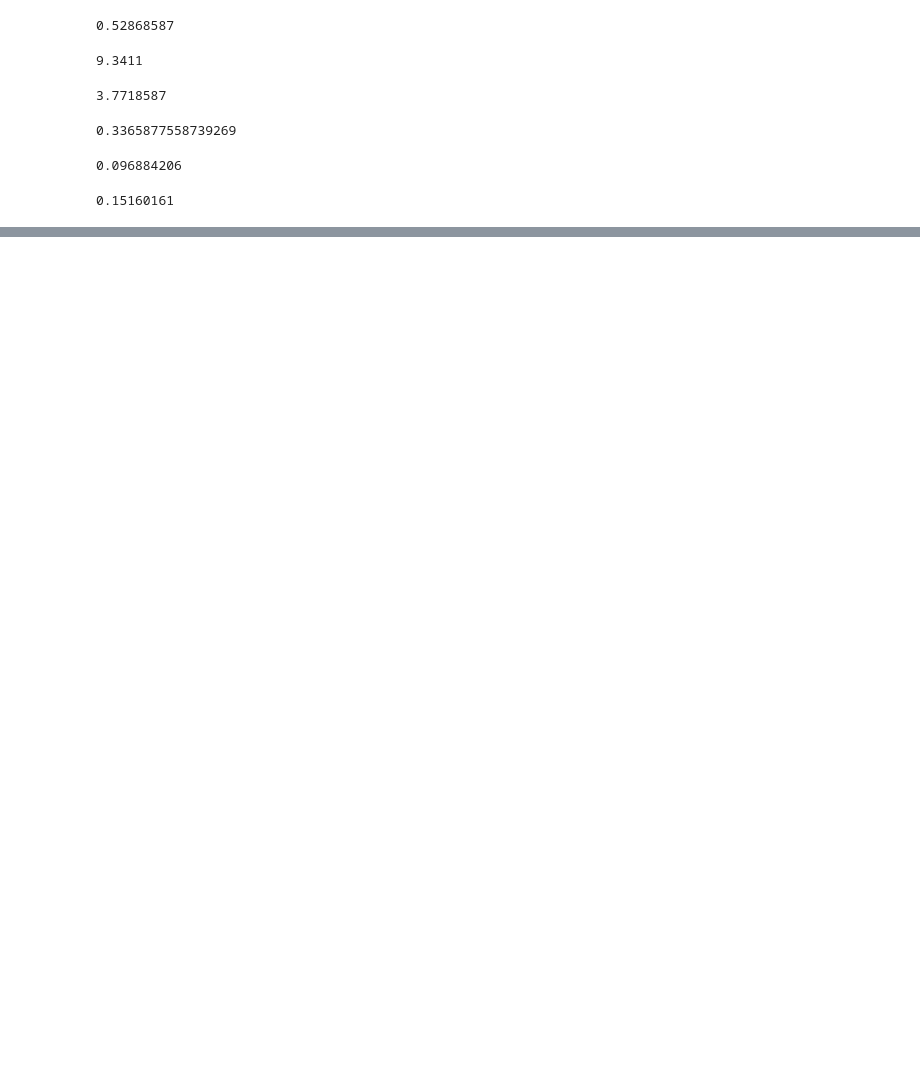
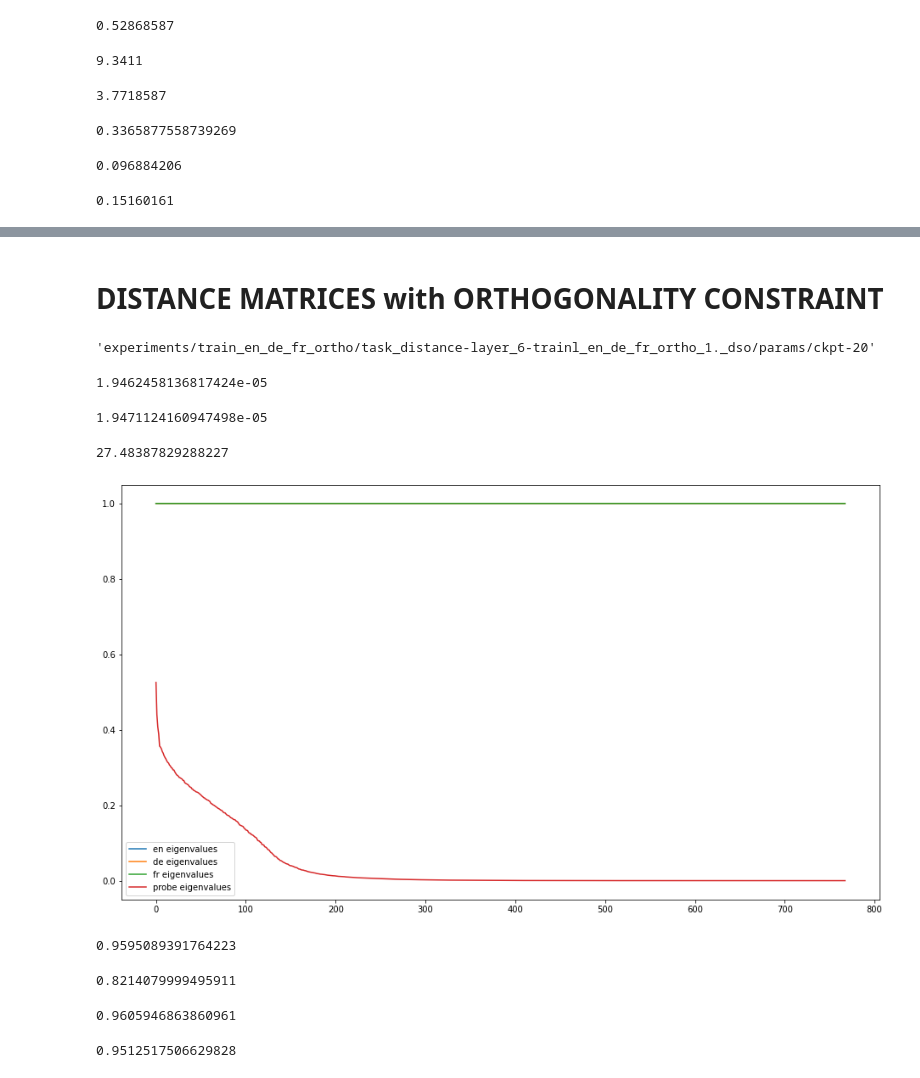
Before and after one commit to tomlimi/OrthogonalTransformerProbing, a Jupyter notebook: ProbeMatricesProperties.ipynb, the cells around one changed output, grey strips where cells are left out. Saved outputs shown, nothing was run; the diff lists cells and outputs as text; code cells hidden in the pictures; blank space fills up the shorter version.

```diff
--- a/ProbeMatricesProperties.ipynb
+++ b/ProbeMatricesProperties.ipynb
@@ -257,0 +402,79 @@ matrix_max_distance(distance_probe, depth_probe)
+# %% [markdown]
+# DISTANCE MATRICES with ORTHOGONALITY CONSTRAINT
+# %%
+model_dim = 768
+probe_rank = 768
+
+languages = ['en', 'fr', 'de']
+out_dir = 'experiments/train_en_de_fr_ortho/task_distance-layer_6-trainl_en_de_fr_ortho_1._dso/'
+
+
+DistanceProbe = tf.Variable(tf.random_uniform_initializer(minval=-0.05, maxval=0.05, seed=42)
+                             ((probe_rank, model_dim)),
+                             trainable=True, name='distance_probe', dtype=tf.float32)
+
+DepthProbe = tf.Variable(tf.random_uniform_initializer(minval=-0.05, maxval=0.05, seed=42)
+                             ((probe_rank, model_dim)),
+                             trainable=True, name='depth_probe', dtype=tf.float32)
+
+optimizer=tf.optimizers.Adam()
+
+LanguageMaps = {lang: tf.Variable(tf.initializers.Identity(gain=1.0)((model_dim, model_dim)),
+                                               trainable=False, name='{}_map'.format(lang))
+                             for lang in languages}
+ckpt = tf.train.Checkpoint(optimizer=optimizer, depth_probe=DepthProbe, distance_probe=DistanceProbe, **LanguageMaps)
+
+checkpoint_manger = tf.train.CheckpointManager(ckpt, os.path.join(out_dir, 'params'), max_to_keep=1)
+
+checkpoint_manger.restore_or_initialize()
+# %% [output]
+'experiments/train_en_de_fr_ortho/task_distance-layer_6-trainl_en_de_fr_ortho_1._dso/params/ckpt-20'
+# %%
+en_map_distance = ckpt.en.numpy()
+fr_map_distance = ckpt.fr.numpy()
+de_map_distance  = ckpt.de.numpy()
+distance_probe = ckpt.distance_probe.numpy()
+# %%
+orthogonality_check(en_map_distance)
+# %% [output]
+1.9462458136817424e-05
+# %%
+orthogonality_check(fr_map_distance)
+# %% [output]
+1.9471124160947498e-05
+# %%
+orthogonality_check(distance_probe)
+# %% [output]
+27.48387829288227
+# %%
+en_u, en_s, en_v =  np.linalg.svd(en_map_distance)
+de_u, de_s, de_v =  np.linalg.svd(de_map_distance)
+fr_u, fr_s, fr_v =  np.linalg.svd(fr_map_distance)
+distance_u, distance_s, distance_v =  np.linalg.svd(distance_probe)
+# %%
+plt.figure(figsize=[16,9])
+plt.plot(en_s, label='en eigenvalues')
+plt.plot(de_s, label='de eigenvalues')
+plt.plot(fr_s, label='fr eigenvalues')
+plt.plot(distance_s, label='probe eigenvalues')
+#plt.ylim([0.8, 1.05])
+plt.legend()
+plt.show()
+# %% [output]
+[figure, added]
+# %%
+matrix_smpl_distance(en_map_depth, en_map_distance)
+# %% [output]
+0.9595089391764223
+# %%
+matrix_smpl_distance(en_map_depth, fr_map_depth)
+# %% [output]
+0.8214079999495911
+# %%
+matrix_smpl_distance(fr_map_distance, fr_map_depth)
+# %% [output]
+0.9605946863860961
+# %%
+matrix_smpl_distance(en_map_distance, fr_map_distance)
+# %% [output]
+0.9512517506629828
```
Also changed, not shown: parts of 21 cells of this notebook, 1 other file.
